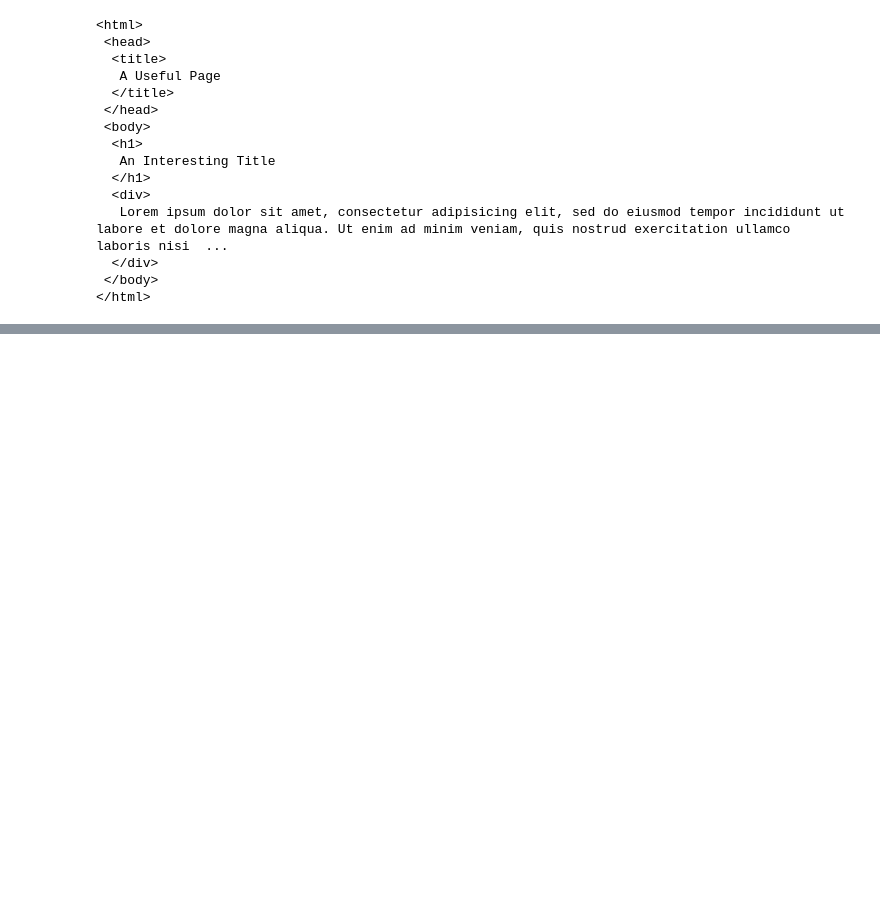
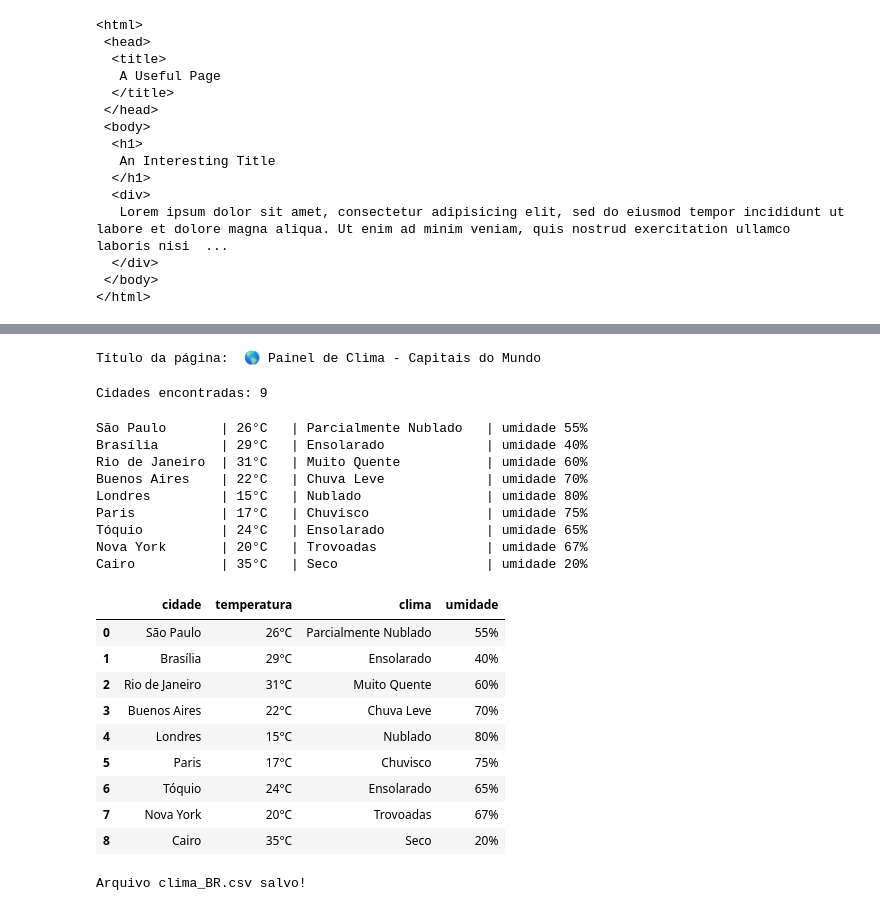
Before and after one commit to blsribeiro83/mba-data-science, a Jupyter notebook: 04-crawlers_web_scraping/data_scraping.ipynb, the cells around one changed output, grey strips where cells are left out. Drawn from its saved outputs; the diff is of its cells as text; code cells hidden in the pictures; blank space fills up the shorter version.

```diff
--- a/04-crawlers_web_scraping/data_scraping.ipynb
+++ b/04-crawlers_web_scraping/data_scraping.ipynb
@@ -424,0 +555,12 @@ print(bs.prettify())
+# %%
+import requests
+
+URL = "https://guilhermeonrails.github.io/clima-tempo/"
+
+
+# requisitar o URL
+
+res = requests.get(URL)
+
+print ("status_code:", res.status_code)
+print ("Caracteres no res.text:", len(res.text))
@@ -424,0 +597,3 @@ print(bs.prettify())
+# %%
+soup = BeautifulSoup(res.text,"lxml") #entrega o html baixado da página
+print(soup.prettify()) #organiza a estrutura da árvore em forma de identação
@@ -424,0 +618,56 @@ print(bs.prettify())
+# %%
+#Encontrar uma tag específica
+# usamos bs.get_text()    para retornar apenas o texto, sem as tags
+titulo = soup.find("h1")
+print ("Título da página: ",titulo.get_text(strip=True))
+# %% [output]
+Título da página:  🌎 Painel de Clima - Capitais do Mundo
+# %%
+#Encontrar todas as tags
+cartoes = soup.find_all("div",class_="bg-white")
+print ("Cidades encontradas:", len(cartoes))
+# %% [output]
+Cidades encontradas: 9
+# %%
+# Para cada cartão, extraímos cidade + os três valores (na ordem das spans)
+dados = []
+for cartao in cartoes:
+    cidade = cartao.find("h2").get_text(strip=True)
+    valores = cartao.find_all("span",class_="font-bold")
+    temperatura = valores[0].get_text(strip=True)
+    clima = valores[1].get_text(strip=True)
+    umidade = valores[2].get_text(strip=True)
+    dados.append({
+        "cidade":cidade,
+        "temperatura":temperatura,
+        "clima":clima,"umidade":umidade
+    })
+    print (f"{cidade:15} | {temperatura:6} | {clima:22} | umidade {umidade}")
+dados_final = pd.DataFrame(dados)
+dados_final
+# %% [output]
+São Paulo       | 26°C   | Parcialmente Nublado   | umidade 55%
+Brasília        | 29°C   | Ensolarado             | umidade 40%
+Rio de Janeiro  | 31°C   | Muito Quente           | umidade 60%
+Buenos Aires    | 22°C   | Chuva Leve             | umidade 70%
+Londres         | 15°C   | Nublado                | umidade 80%
+Paris           | 17°C   | Chuvisco               | umidade 75%
+Tóquio          | 24°C   | Ensolarado             | umidade 65%
+Nova York       | 20°C   | Trovoadas              | umidade 67%
+Cairo           | 35°C   | Seco                   | umidade 20%
+|  | cidade | temperatura | clima | umidade |
+| 0 | São Paulo | 26°C | Parcialmente Nublado | 55% |
+| 1 | Brasília | 29°C | Ensolarado | 40% |
+| 2 | Rio de Janeiro | 31°C | Muito Quente | 60% |
+| 3 | Buenos Aires | 22°C | Chuva Leve | 70% |
+| 4 | Londres | 15°C | Nublado | 80% |
+| 5 | Paris | 17°C | Chuvisco | 75% |
+| 6 | Tóquio | 24°C | Ensolarado | 65% |
+| 7 | Nova York | 20°C | Trovoadas | 67% |
+| 8 | Cairo | 35°C | Seco | 20% |
+# %%
+# Salvar em arquivo CSV
+dados_final.to_csv("clima_BR.csv",index=False)
+print ("Arquivo clima_BR.csv salvo!")
+# %% [output]
+Arquivo clima_BR.csv salvo!
```
Also changed, not shown: parts of 22 cells of this notebook, 3 other files.
